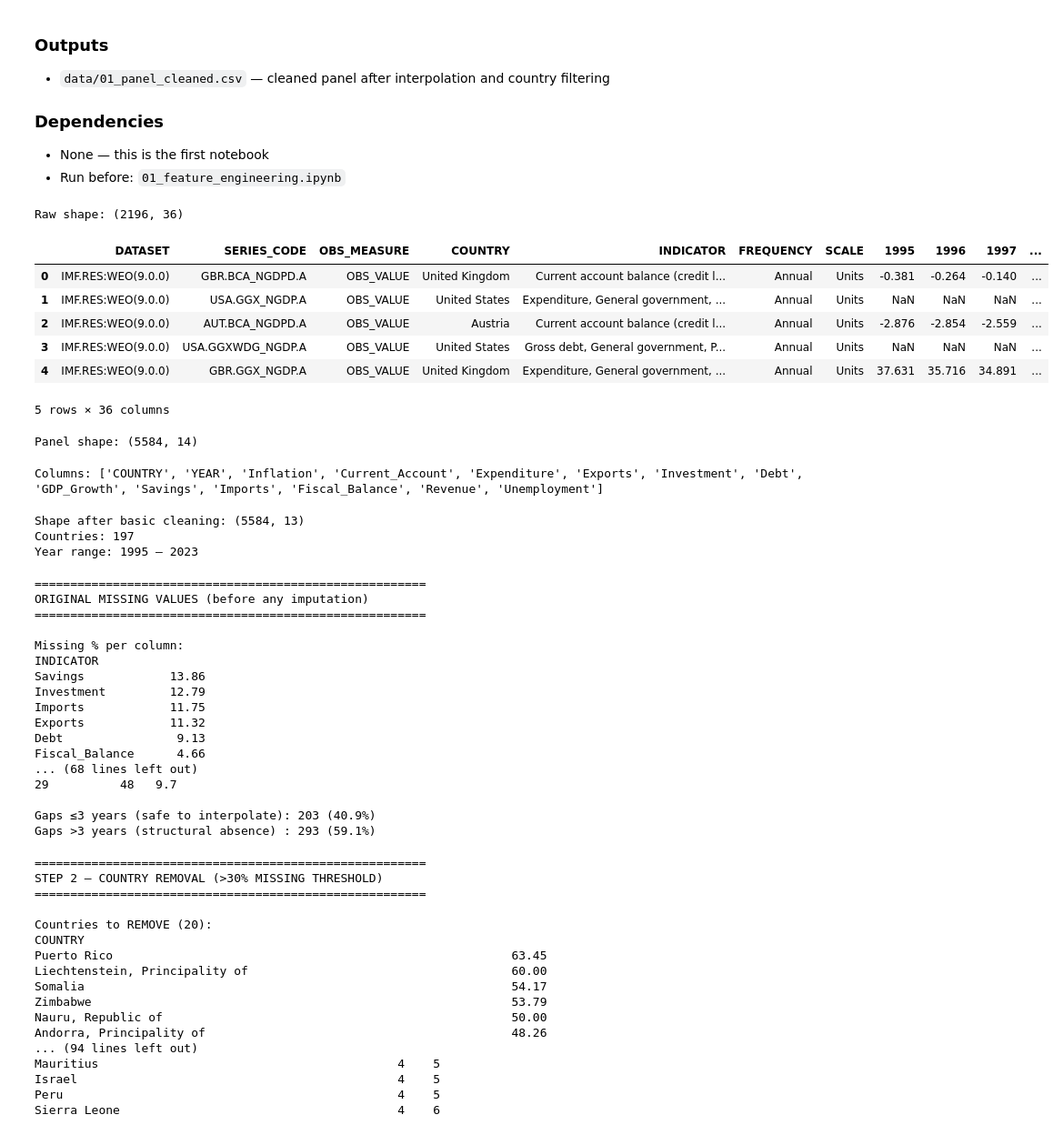
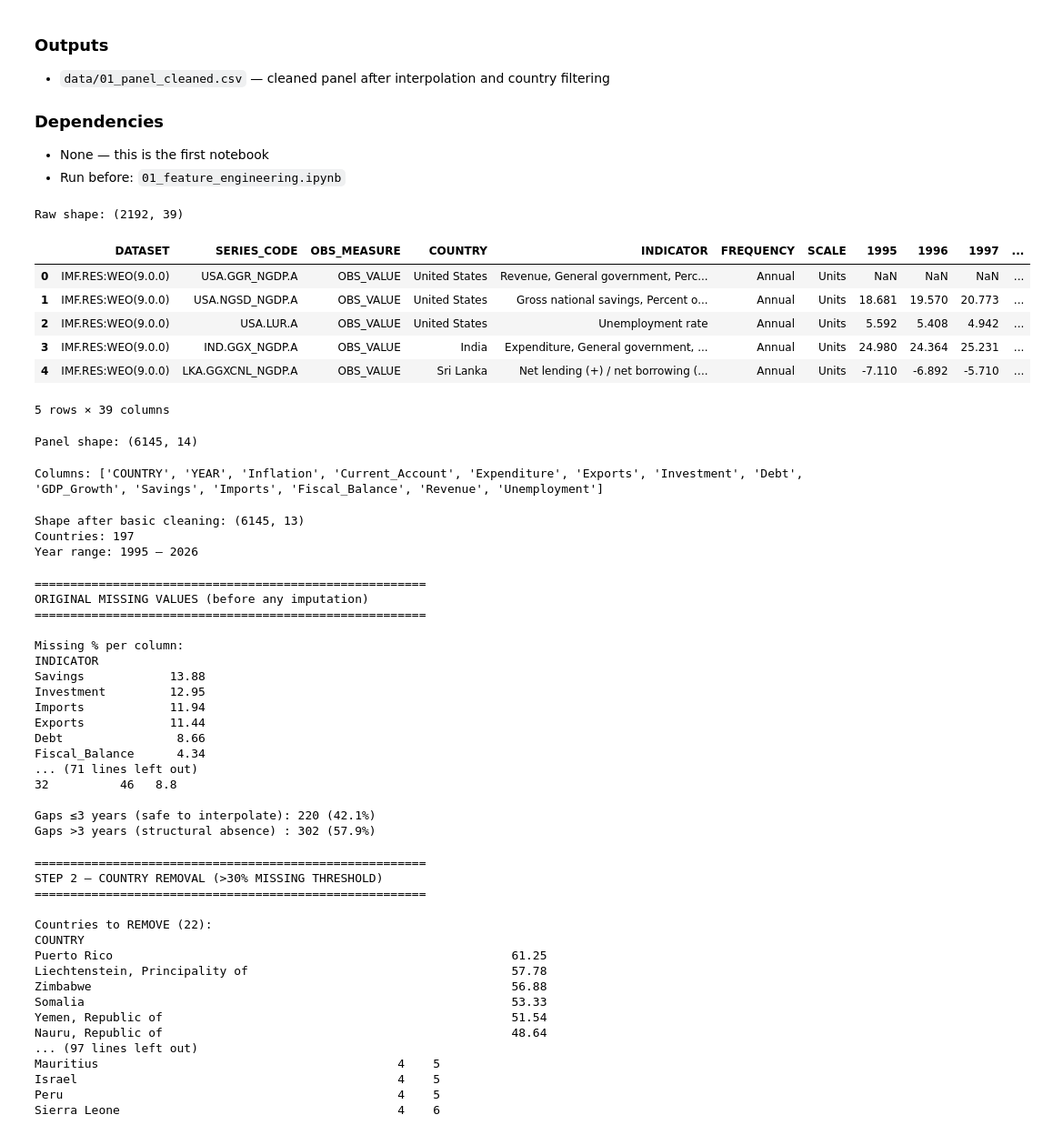
Before and after one commit to debottamc2002/Final_Project, a Jupyter notebook: major_project/00_data_preparation.ipynb, the cells around one changed output. Shown at 91% size. Cells and saved outputs as stored; diff of their text form; code cells hidden in the pictures.

```diff
--- a/major_project/00_data_preparation.ipynb
+++ b/major_project/00_data_preparation.ipynb
@@ -17,22 +17,22 @@ Load, reshape, clean, and prepare the raw IMF WEO dataset for analysis.
 # %%
 import pandas as pd
 import numpy as np
 import warnings
 warnings.filterwarnings("ignore")
 
 # ── Load raw data ─────────────────────────────────────────────
-df = pd.read_csv(r"data/df_panel_raw.csv")
+df = pd.read_csv(r"data/data_raw.csv")
 print(f"Raw shape: {df.shape}")
 df.head()
 # %% [output]
-Raw shape: (2196, 36)
+Raw shape: (2192, 39)
 |  | DATASET | SERIES_CODE | OBS_MEASURE | COUNTRY | INDICATOR | FREQUENCY | SCALE | 1995 | 1996 | 1997 | ... |
-| 0 | IMF.RES:WEO(9.0.0) | GBR.BCA_NGDPD.A | OBS_VALUE | United Kingdom | Current account balance (credit l... | Annual | Units | -0.381 | -0.264 | -0.140 | ... |
-| 1 | IMF.RES:WEO(9.0.0) | USA.GGX_NGDP.A | OBS_VALUE | United States | Expenditure, General government, ... | Annual | Units | NaN | NaN | NaN | ... |
-| 2 | IMF.RES:WEO(9.0.0) | AUT.BCA_NGDPD.A | OBS_VALUE | Austria | Current account balance (credit l... | Annual | Units | -2.876 | -2.854 | -2.559 | ... |
-| 3 | IMF.RES:WEO(9.0.0) | USA.GGXWDG_NGDP.A | OBS_VALUE | United States | Gross debt, General government, P... | Annual | Units | NaN | NaN | NaN | ... |
-| 4 | IMF.RES:WEO(9.0.0) | GBR.GGX_NGDP.A | OBS_VALUE | United Kingdom | Expenditure, General government, ... | Annual | Units | 37.631 | 35.716 | 34.891 | ... |
+| 0 | IMF.RES:WEO(9.0.0) | USA.GGR_NGDP.A | OBS_VALUE | United States | Revenue, General government, Perc... | Annual | Units | NaN | NaN | NaN | ... |
+| 1 | IMF.RES:WEO(9.0.0) | USA.NGSD_NGDP.A | OBS_VALUE | United States | Gross national savings, Percent o... | Annual | Units | 18.681 | 19.570 | 20.773 | ... |
+| 2 | IMF.RES:WEO(9.0.0) | USA.LUR.A | OBS_VALUE | United States | Unemployment rate | Annual | Units | 5.592 | 5.408 | 4.942 | ... |
+| 3 | IMF.RES:WEO(9.0.0) | IND.GGX_NGDP.A | OBS_VALUE | India | Expenditure, General government, ... | Annual | Units | 24.980 | 24.364 | 25.231 | ... |
+| 4 | IMF.RES:WEO(9.0.0) | LKA.GGXCNL_NGDP.A | OBS_VALUE | Sri Lanka | Net lending (+) / net borrowing (... | Annual | Units | -7.110 | -6.892 | -5.710 | ... |
-5 rows × 36 columns
+5 rows × 39 columns
 # %%
 # ── Reshape wide → long → wide (pivot) ───────────────────────
 df_long = df.melt(
@@ -52,7 +52,7 @@ df_panel = df_long.pivot_table(
 
 print(f"Panel shape: {df_panel.shape}")
 # %% [output]
-Panel shape: (5584, 14)
+Panel shape: (6145, 14)
 # %%
 # ── Rename columns ────────────────────────────────────────────
 df_panel.columns = df_panel.columns.str.strip()
@@ -96,9 +96,9 @@ print(f"Shape after basic cleaning: {df_panel.shape}")
 print(f"Countries: {df_panel['COUNTRY'].nunique()}")
 print(f"Year range: {df_panel['YEAR'].min()} – {df_panel['YEAR'].max()}")
 # %% [output]
-Shape after basic cleaning: (5584, 13)
+Shape after basic cleaning: (6145, 13)
 Countries: 197
-Year range: 1995 – 2023
+Year range: 1995 – 2026
 # %%
 # =============================================================================
 # STEP 1 — RECORD ORIGINAL MISSING VALUES (BEFORE ANY IMPUTATION)
@@ -185,17 +185,17 @@ ORIGINAL MISSING VALUES (before any imputation)
 
 Missing % per column:
 INDICATOR
-Savings            13.86
-Investment         12.79
-Imports            11.75
-Exports            11.32
-Debt                9.13
-Fiscal_Balance      4.66
-... (68 lines left out)
-29          48   9.7
+Savings            13.88
+Investment         12.95
+Imports            11.94
+Exports            11.44
+Debt                8.66
+Fiscal_Balance      4.34
+... (71 lines left out)
+32          46   8.8
 
-Gaps ≤3 years (safe to interpolate): 203 (40.9%)
-Gaps >3 years (structural absence) : 293 (59.1%)
+Gaps ≤3 years (safe to interpolate): 220 (42.1%)
+Gaps >3 years (structural absence) : 302 (57.9%)
 # %%
 # =============================================================================
 # STEP 2 — REMOVE COUNTRIES WITH >30% MISSING (ON RAW DATA)
@@ -300,15 +300,15 @@ if gap_lengths_after:
 STEP 2 — COUNTRY REMOVAL (>30% MISSING THRESHOLD)
 =======================================================
 
-Countries to REMOVE (20):
+Countries to REMOVE (22):
 COUNTRY
-Puerto Rico                                                        63.45
-Liechtenstein, Principality of                                     60.00
-Somalia                                                            54.17
-Zimbabwe                                                           53.79
-Nauru, Republic of                                                 50.00
-Andorra, Principality of                                           48.26
-... (94 lines left out)
+Puerto Rico                                                        61.25
+Liechtenstein, Principality of                                     57.78
+Zimbabwe                                                           56.88
+Somalia                                                            53.33
+Yemen, Republic of                                                 51.54
+Nauru, Republic of                                                 48.64
+... (97 lines left out)
 Mauritius                                          4    5
 Israel                                             4    5
 Peru                                               4    5
```
Also changed, not shown: parts of 10 cells of this notebook, 6 other files.
